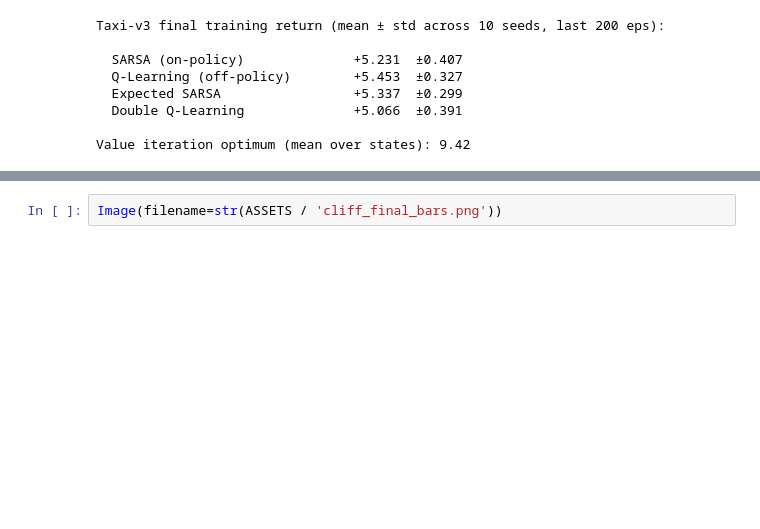
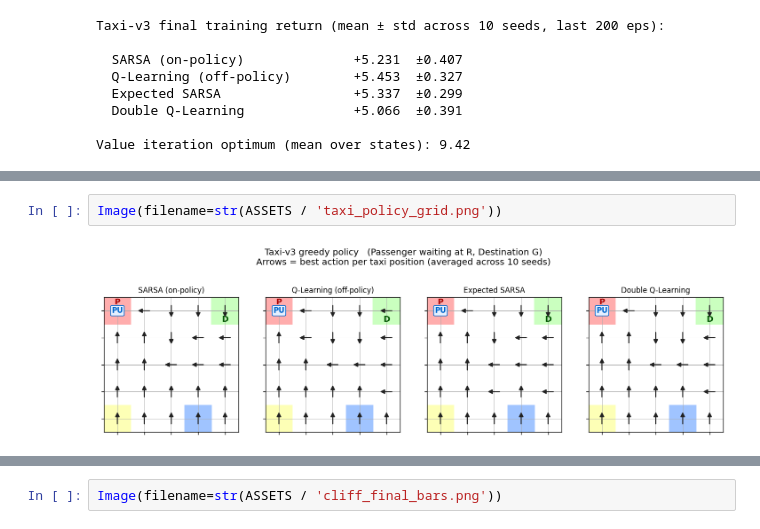
Before and after one commit to bendervintimilla/homeworkemerginmarkets, a Jupyter notebook: hw2_sarsa_qlearning/Assignment2_Juan_Vintimilla.ipynb, the cells around one changed output, grey strips where cells are left out. Cells and saved outputs as stored; diff of their text form; blank space fills up the shorter version.

```diff
--- a/hw2_sarsa_qlearning/Assignment2_Juan_Vintimilla.ipynb
+++ b/hw2_sarsa_qlearning/Assignment2_Juan_Vintimilla.ipynb
@@ -207,0 +298,4 @@ episode 10k.
+# %%
+Image(filename=str(ASSETS / 'taxi_policy_grid.png'))
+# %% [output]
+[figure, added]
```
Also changed, not shown: parts of 48 cells of this notebook, 33 other files.
